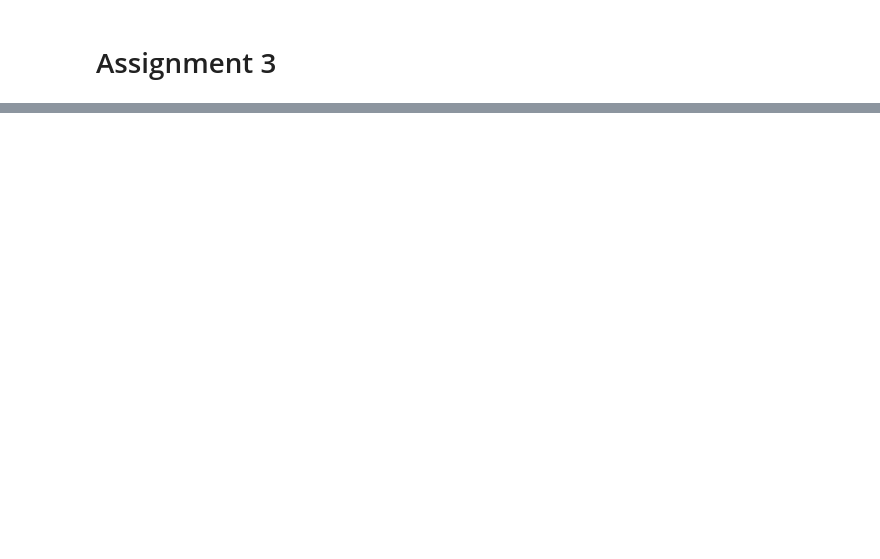
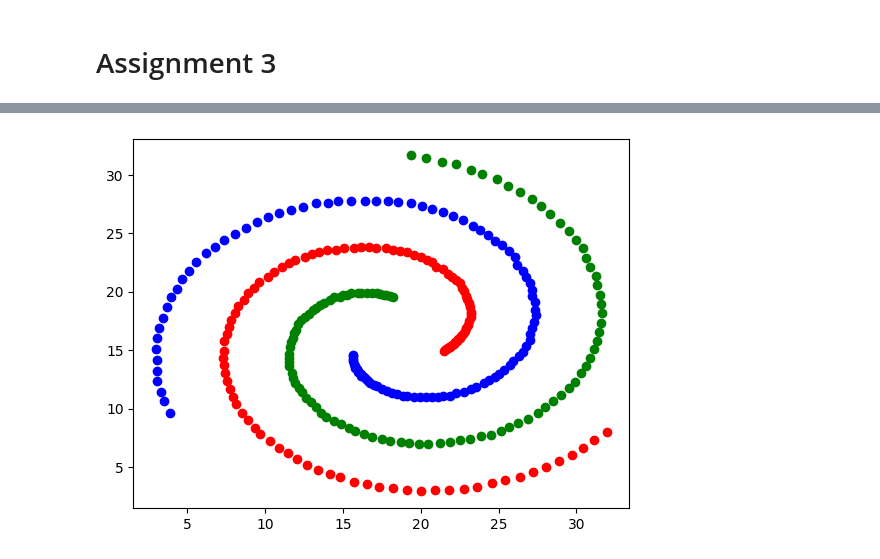
Before and after one commit to natalie2nguyen/ML_Assignment3, a Jupyter notebook: assignment3.ipynb, the cells around one changed output, grey strips where cells are left out. Saved outputs shown, nothing was run; the diff lists cells and outputs as text; code cells hidden in the pictures; blank space fills up the shorter version.

```diff
--- a/assignment3.ipynb
+++ b/assignment3.ipynb
@@ -16,0 +17,5 @@ df.head()
+# %%
+class_1_df = df.loc[df['Class'] == 1]
+class_2_df = df.loc[df['Class'] == 2]
+class_3_df = df.loc[df['Class'] == 3]
+class_3_df
@@ -16,0 +36,9 @@ df.head()
+# %%
+import matplotlib.pyplot as plt
+
+plt.scatter(class_1_df['x'], class_1_df['y'], color='g')
+plt.scatter(class_2_df['x'], class_2_df['y'], color='b')
+plt.scatter(class_3_df['x'], class_3_df['y'], color='r')
+plt.show()
+# %% [output]
+[figure, added]
```
Also changed, not shown: parts of 9 cells of this notebook, 2 other files.
